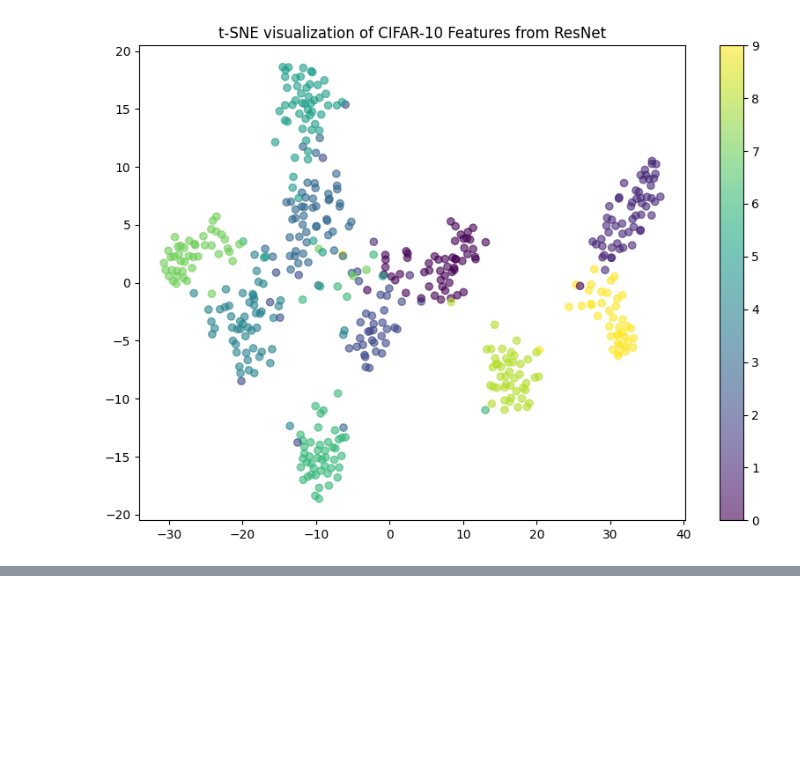
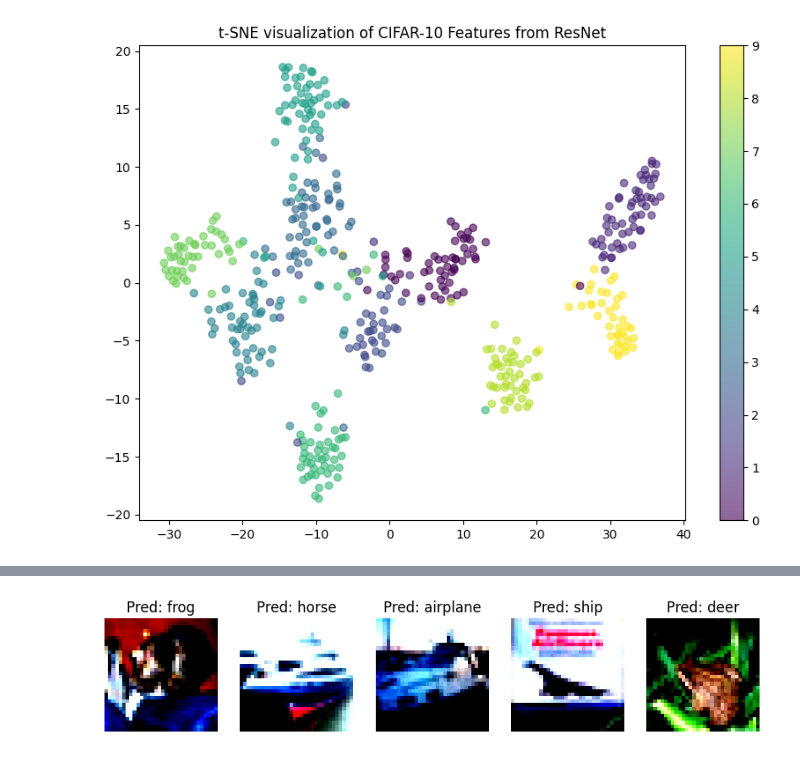
Before and after one commit to Wayne-wyyking888/Stat-8931-GenAI, a Jupyter notebook: chapter1/Chapter_I_Deep_Learning_Quick_study.ipynb, the cells around one changed output, grey strips where cells are left out. Saved outputs shown, nothing was run; the diff lists cells and outputs as text; code cells hidden in the pictures; blank space fills up the shorter version.

```diff
--- a/chapter1/Chapter_I_Deep_Learning_Quick_study.ipynb
+++ b/chapter1/Chapter_I_Deep_Learning_Quick_study.ipynb
@@ -194,0 +541,79 @@ extract_features_and_visualize(model, device, train_loader)
+# %%
+model = models.resnet18(pretrained=False, num_classes=10)
+device = torch.device("cuda" if torch.cuda.is_available() else "cpu")
+model.to(device)
+optimizer = optim.Adam(model.parameters(), lr=0.001)
+criterion = nn.CrossEntropyLoss()
+# %%
+def train(model, labeled_loader, unlabeled_loader, test_loader, optimizer, device, epochs=100, threshold=0.9):
+    model.train()
+    for epoch in range(epochs):
+        total_loss = 0
+        total_batches = 0
+        total_batch_size = 0  # To track average batch size per epoch
+
+        # Create an iterator for unlabeled data
+        unlabeled_iter = iter(unlabeled_loader)
+
+        for labeled_data_weak, _, labels in labeled_loader:
+            labeled_data_weak = labeled_data_weak.to(device)
+            labels = labels.to(device)
+            try:
+                # Try to get a batch from unlabeled data
+                unlabeled_data_weak, unlabeled_data_strong, _ = next(unlabeled_iter)
+                unlabeled_data_weak = unlabeled_data_weak.to(device)
+                unlabeled_data_strong = unlabeled_data_strong.to(device)
+            except StopIteration:
+                # Refresh iterator if the unlabeled loader is exhausted
+                unlabeled_iter = iter(unlabeled_loader)
+                unlabeled_data_weak, unlabeled_data_strong, _ = next(unlabeled_iter)
+                unlabeled_data_weak = unlabeled_data_weak.to(device)
+                unlabeled_data_strong = unlabeled_data_strong.to(device)
+
+            # Generate pseudo-labels using weak augmentation
+            with torch.no_grad():
+                outputs = model(unlabeled_data_weak)
+                soft_labels = torch.softmax(outputs, dim=1)
+                max_probs, pseudo_labels = torch.max(soft_labels, dim=1)
+                mask = max_probs > threshold
+
+            # Generate high-confidence pseudo-labeled data
+            if mask.sum() > 0:
+                high_conf_data_strong = unlabeled_data_strong[mask]
+                high_conf_labels = pseudo_labels[mask].to(device)
+            else:
+                high_conf_data_strong = torch.tensor([], device=device)
+                high_conf_labels = torch.tensor([], dtype=torch.long, device=device)
+
+            # Combine labeled and high-confidence pseudo-labeled data
+            combined_data = torch.cat([labeled_data_weak, high_conf_data_strong], dim=0)
+            combined_labels = torch.cat([labels, high_conf_labels], dim=0)
+
+            # Forward pass
+            outputs = model(combined_data)
+            loss = criterion(outputs, combined_labels)
+
+            # Backward pass
+            optimizer.zero_grad()
+            loss.backward()
+            optimizer.step()
+
+            total_loss += loss.item()
+            total_batches += 1
+            total_batch_size += combined_data.size(0)  # Track total batch size
+
+        average_batch_size = total_batch_size / total_batches
+        print(f'Epoch {epoch + 1}, Loss: {total_loss / total_batches}, Avg Batch Size: {average_batch_size}')
+
+        # Visualization and accuracy every few epochs
+        if epoch % 20 == 0 or epoch == epochs-1:
+            accuracy, predicted = evaluate_model(model, device, test_loader)
+            print(f'Epoch {epoch + 1}, Validation accuracy: {accuracy}')
+            images, _ = next(iter(test_loader))
+            images = images.to(device)
+            outputs = model(images)
+            _, predicted = torch.max(outputs, 1)
+            visualize_predictions(images.cpu(), predicted.cpu().numpy(), class_names)
+
+train(model, labeled_loader, unlabeled_loader, test_loader, optimizer, device)
+# %% [output]
@@ -194,0 +627 @@ extract_features_and_visualize(model, device, train_loader)
+[figure, added]
```
Also changed, not shown: parts of 10 cells of this notebook.
